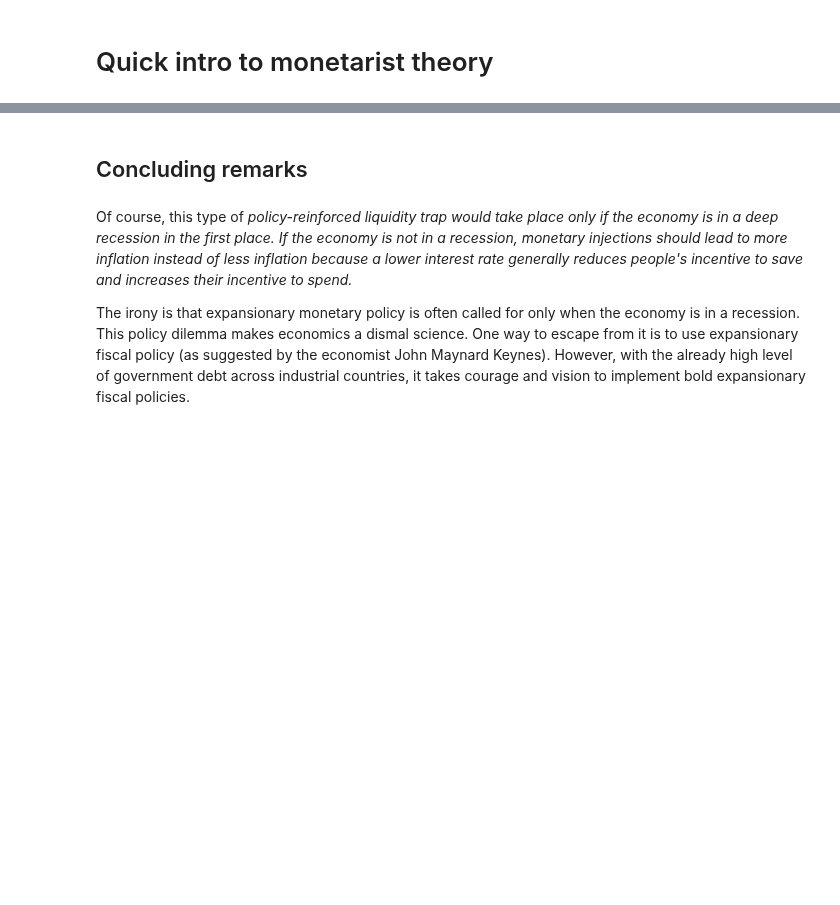
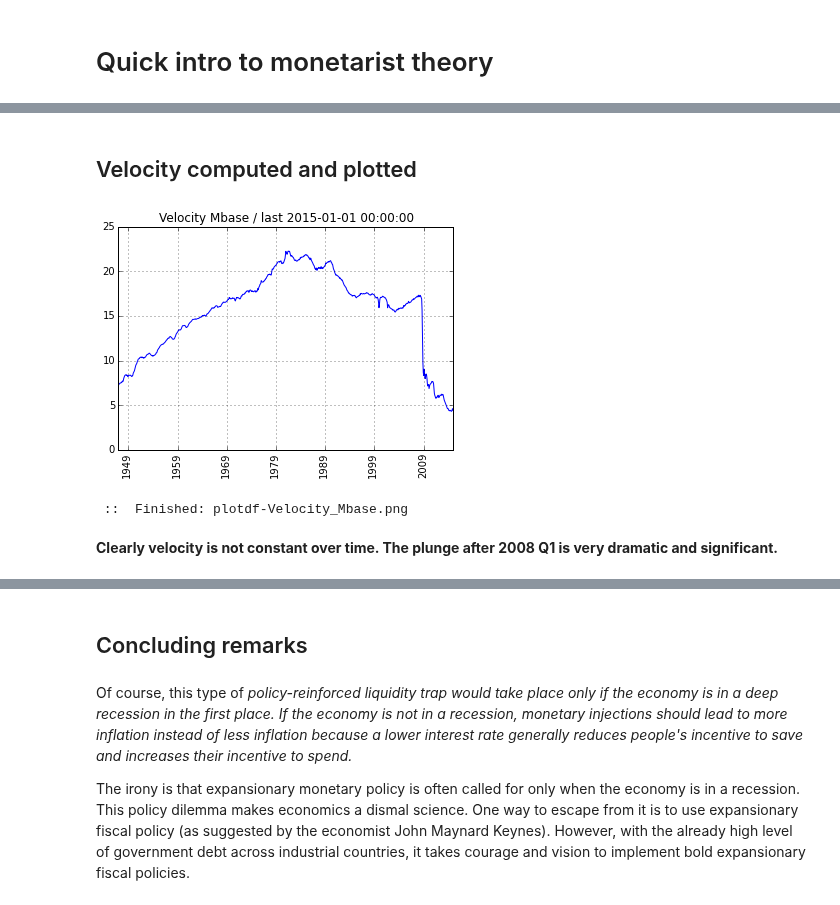
Before and after one commit to rsvp/fecon235, a Jupyter notebook: nb/fred-infl-velocity.ipynb, the cells around one changed output, grey strips where cells are left out. Saved outputs shown, nothing was run; the diff lists cells and outputs as text; code cells hidden in the pictures; blank space fills up the shorter version.

```diff
--- a/nb/fred-infl-velocity.ipynb
+++ b/nb/fred-infl-velocity.ipynb
@@ -235,0 +199,2 @@ The annual average return for Treasury bills since 2010 is a mere 8 bp. (So \$10
+# %% [markdown]
+## Velocity computed and plotted
@@ -235,0 +204,9 @@ The annual average return for Treasury bills since 2010 is a mere 8 bp. (So \$10
+# %%
+V = todf( G / M )
+# %%
+plotfred( V, 'Velocity Mbase' )
+# %% [output]
+[figure, added]
+ ::  Finished: plotdf-Velocity_Mbase.png
+# %% [markdown]
+**Clearly velocity is not constant over time. The plunge after 2008 Q1 is very dramatic and  significant.**
```
Also changed, not shown: parts of 84 cells of this notebook.
